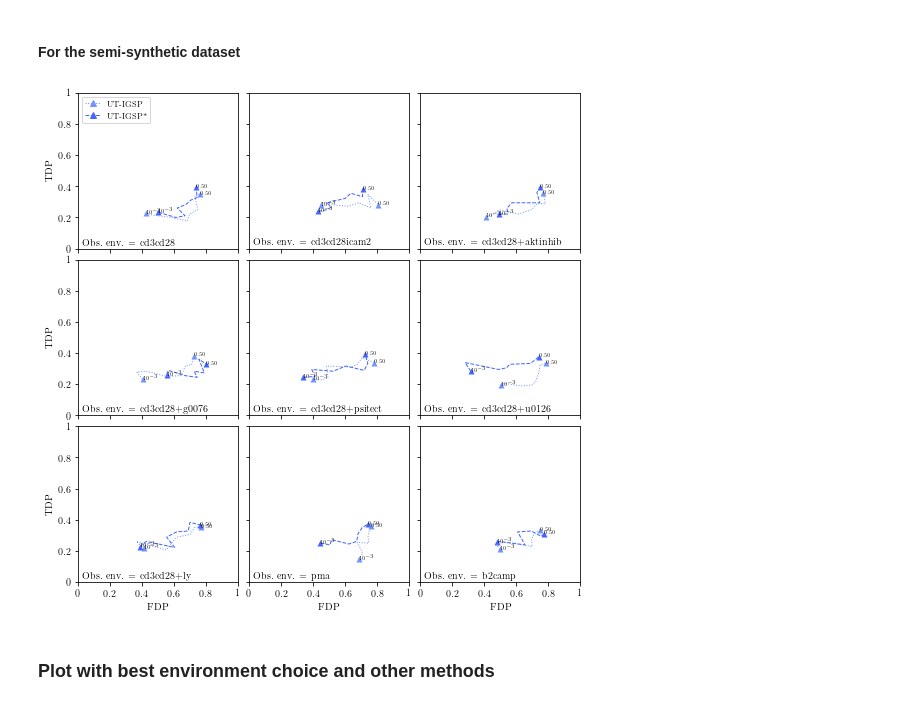
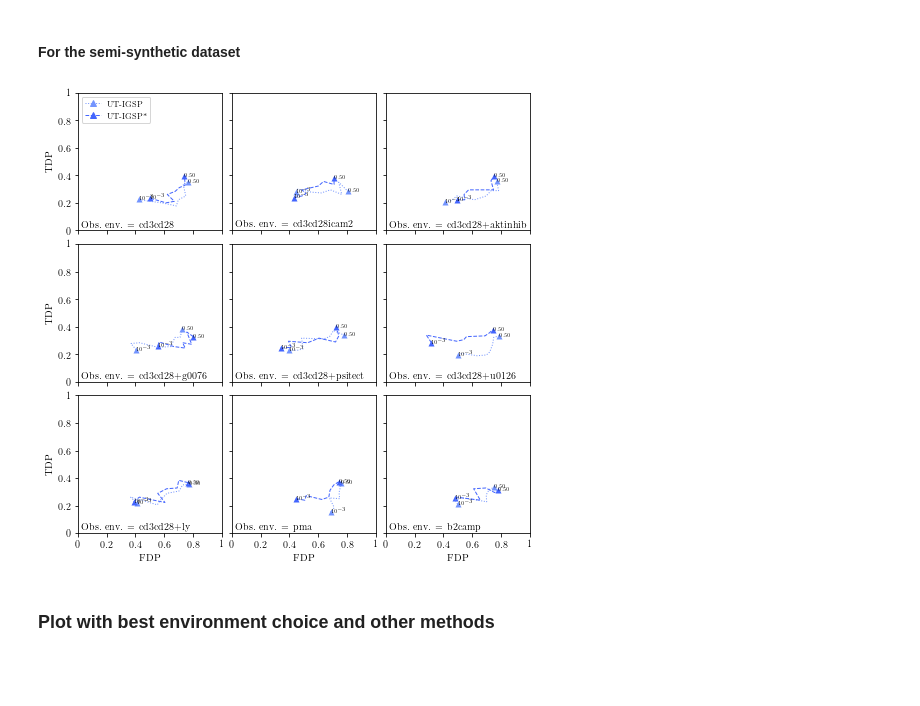
Before and after one commit to juangamella/gnies-paper, a Jupyter notebook: figures_sachs_experiments.ipynb, the cells around one changed output. Saved outputs shown, nothing was run; the diff lists cells and outputs as text; code cells hidden in the pictures; blank space fills up the shorter version.

```diff
--- a/figures_sachs_experiments.ipynb
+++ b/figures_sachs_experiments.ipynb
@@ -157,8 +157,9 @@ def plot_metric(ax, values_x, values_y, lambdas, method, points, text, gray=Fals
             ax.scatter(values_x[j], values_y[j], color=c, marker=marker[method], linewidth=0)
 
 cols = 3
-gs = gridspec.GridSpec(cols, cols, wspace=0.07, hspace=0.07)
-plt.figure(figsize=(3*cols,3*cols))
+d = 2.7
+gs = gridspec.GridSpec(cols, cols, wspace=0.07, hspace=0.1)
+plt.figure(figsize=(d*cols,d*cols))
 ax = plt.gca()
 
 for i in range(9):
@@ -262,40 +263,41 @@ def plot_metric(ax, values_x, values_y, lambdas, method, points, text, gray=Fals
             ax.scatter(values_x[j], values_y[j], color=c, marker=marker[method], linewidth=0)
 
 cols = 3
-gs = gridspec.GridSpec(cols, cols, wspace=0.07, hspace=0.07)
-plt.figure(figsize=(3*cols,3*cols))
+d = 2.7
+gs = gridspec.GridSpec(cols, cols, wspace=0.07, hspace=0.1)
+plt.figure(figsize=(d*cols,d*cols))
 ax = plt.gca()
 
 for i in range(9):
     ###########################
     # PLOT REAL DATA
     plt.subplot(gs[i])
     ax = plt.gca()
     if i == 0:
         ax0 = ax
     # Plot UT-IGSP
     plot_metric(ax, fdp_gauss[i], tdp_gauss[i], alphas_gauss[i], 'ut_igsp', [0,len(alphas_gauss[i])-1], ["%0.2f", "%0.2f"])
     # Plot UT-IGSP*
     plot_metric(ax, fdp_hsic[i], tdp_hsic[i], alphas_hsic[i], 'ut_igsp_hsic', [0,len(alphas_hsic[i])-1], ["%0.2f", "%0.2f"])
     set_ax(ax, yticks=i % 3 == 0, xticks=i >= 6)
     ax.text(0.025,0.025,"Obs. env. = %s" % env_names[i+1])
 # Build legend
 method_entries = [Line2D([0], [0],
                          linewidth=1,
                          linestyle=style[method],
                          marker=marker[method],
                          color=color[method]) for method in print_names.keys()]
 method_str = list(print_names.values())
 ax0.legend(method_entries, #+ sample_size_entries
           method_str, # + sample_size_str
           prop={'size':8},
           loc='upper left',
         ncol=1)
 
 filename = 'figures/figure_sachs_drf_all_obs.pdf'
 plt.savefig(filename, bbox_inches='tight')
 # %% [output]
-[figure, old version]
+[figure, new version]
 # %% [markdown]
 ### Plot with best environment choice and other methods
 # %% [markdown]
```
Also changed, not shown: parts of 5 cells of this notebook, 2 other files.
